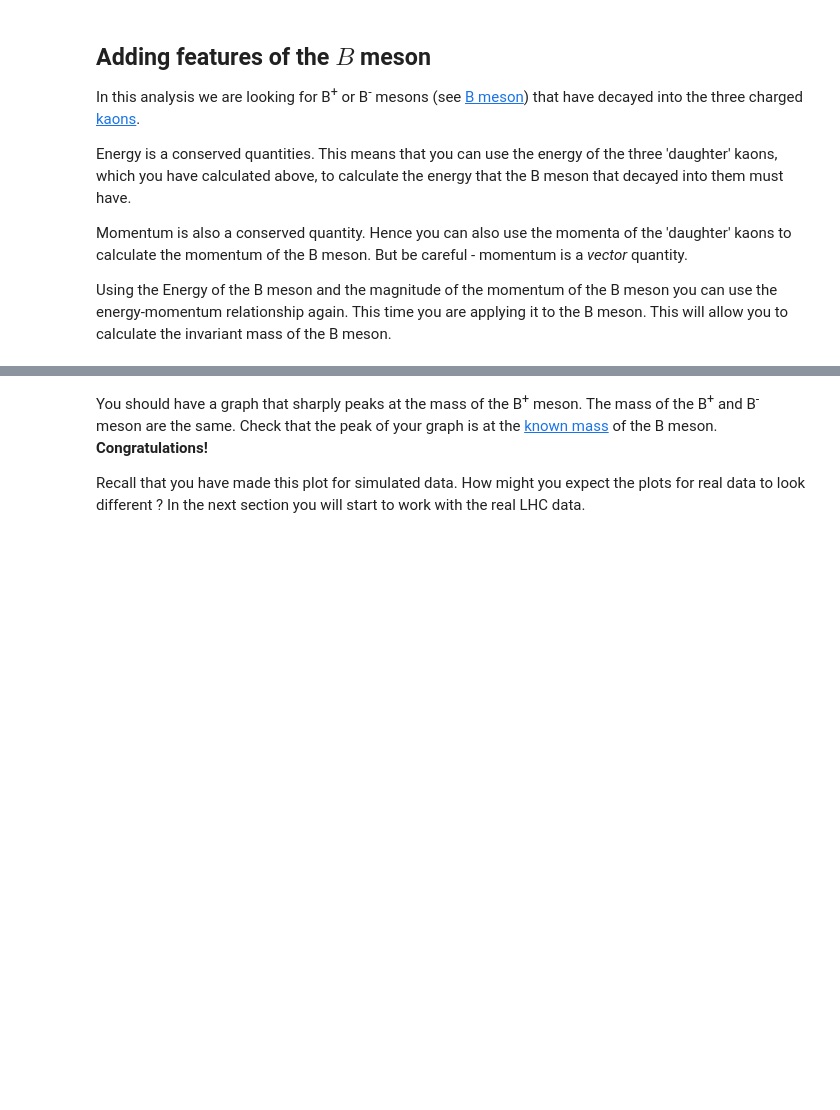
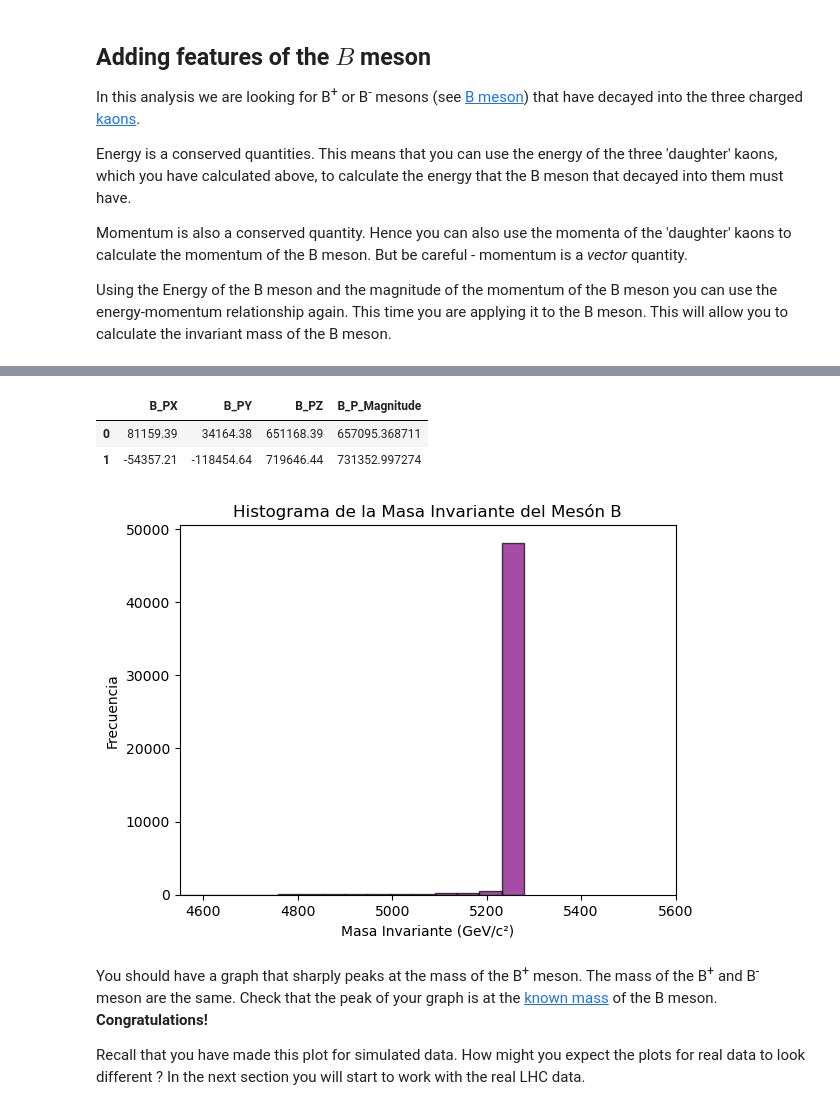
Before and after one commit to JFernando6321/computational-physics-projects, a Jupyter notebook: LHCb_Open_Data_Project_PWF.ipynb, the cells around one changed output, grey strips where cells are left out. Cells and saved outputs as stored; diff of their text form; code cells hidden in the pictures; blank space fills up the shorter version.

```diff
--- a/LHCb_Open_Data_Project_PWF.ipynb
+++ b/LHCb_Open_Data_Project_PWF.ipynb
@@ -218,3 +215,5 @@ Momentum is also a conserved quantity. Hence you can also use the momenta of the
 Using the Energy of the B meson and the magnitude of the momentum of the B meson you can use the energy-momentum relationship again. This time you are applying it to the B meson. This will allow you to calculate the invariant mass of the B meson.
 # %%
 # calculate the energy of the B meson
+
+sim_data['B_Energy'] = sim_data['H1_Energy'] + sim_data['H2_Energy'] + sim_data['H3_Energy']
@@ -221,3 +227,8 @@ Using the Energy of the B meson and the magnitude of the momentum of the B meson
 # %%
 # calculate the momentum components of the B meson
+sim_data['B_PX'] = sim_data['H1_PX'] + sim_data['H2_PX'] + sim_data['H3_PX']
+sim_data['B_PY'] = sim_data['H1_PY'] + sim_data['H2_PY'] + sim_data['H3_PY']
+sim_data['B_PZ'] = sim_data['H1_PZ'] + sim_data['H2_PZ'] + sim_data['H3_PZ']
+
 # and the magnitude of the momentum of the B meson
+sim_data['B_P_Magnitude'] = np.sqrt(sim_data['B_PX']**2 + sim_data['B_PY']**2 + sim_data['B_PZ']**2)
@@ -227,3 +235,23 @@ Using the Energy of the B meson and the magnitude of the momentum of the B meson
+# %%
+columnas_seleccionadas = sim_data[['B_PX', 'B_PY', 'B_PZ', 'B_P_Magnitude']]
+columnas_seleccionadas.head(2)
+# %% [output]
+|  | B_PX | B_PY | B_PZ | B_P_Magnitude |
+| 0 | 81159.39 | 34164.38 | 651168.39 | 657095.368711 |
+| 1 | -54357.21 | -118454.64 | 719646.44 | 731352.997274 |
+# %%
+# calculate the B meson invariant mass
+sim_data['B_Mass'] = np.sqrt(sim_data['B_Energy']**2 - sim_data['B_P_Magnitude']**2)
+
+# plot the B meson invariant mass in a histogram
+plt.hist(sim_data['B_Mass'] , bins=50, alpha=0.7, color='purple', edgecolor='black')
+plt.title('Histograma de la Masa Invariante del Mesón B')
+plt.xlabel('Masa Invariante (GeV/c²)')
+plt.ylabel('Frecuencia')
+plt.xlim(4550, 5600)  # Ajustar el rango de masas para resaltar el pico
+plt.show()
+# %% [output]
+[figure, added]
 # %% [markdown]
 You should have a graph that sharply peaks at the mass of the B<sup>+</sup> meson. The mass of the B<sup>+</sup> and B<sup>-</sup> meson are the same. Check that the peak of your graph is at the [known mass](http://pdg.lbl.gov/2014/listings/rpp2014-list-B-plus-minus.pdf) of the B meson. **Congratulations!**
 
```
Also changed, not shown: parts of 42 cells of this notebook.
